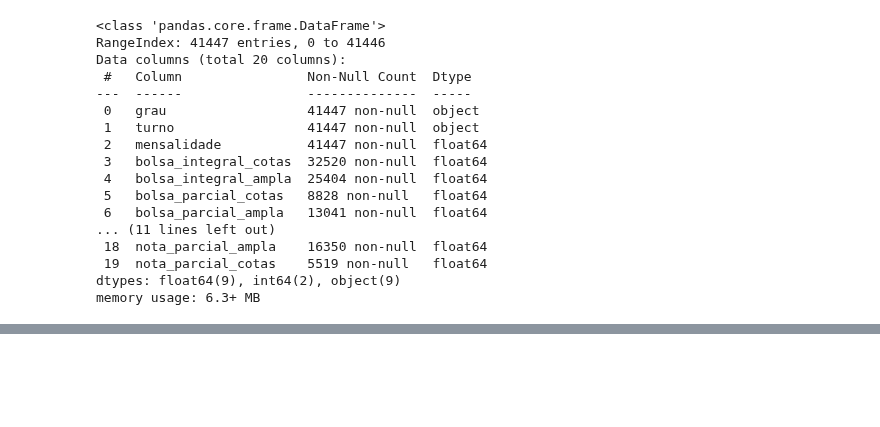
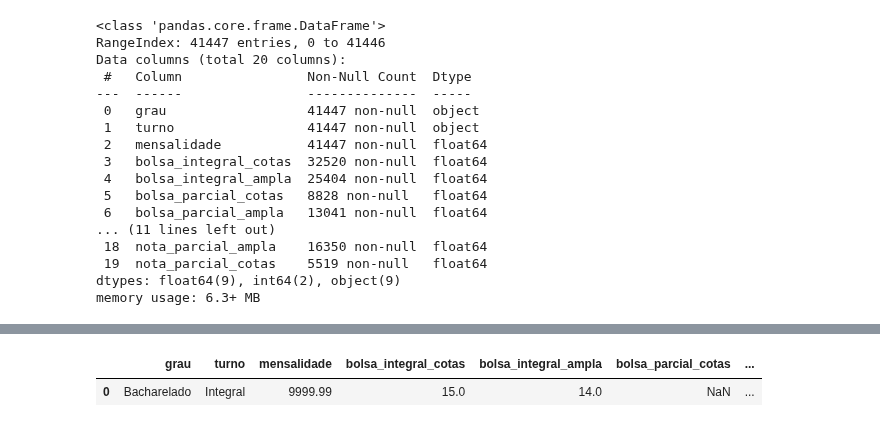
Before and after one commit to V1L3La/Learning-An-lise-de-Dados-em-Python, a Jupyter notebook: Cursos_prouni_Análise_de_Dados_em_Python_Aula_01.ipynb, the cells around one changed output, grey strips where cells are left out. Drawn from its saved outputs; the diff is of its cells as text; code cells hidden in the pictures; blank space fills up the shorter version.

```diff
--- a/Cursos_prouni_Análise_de_Dados_em_Python_Aula_01.ipynb
+++ b/Cursos_prouni_Análise_de_Dados_em_Python_Aula_01.ipynb
@@ -79,0 +108,6 @@ memory usage: 6.3+ MB
+# %%
+#Valor mais alto em numa linha no dataframe
+df[df['mensalidade'] == df['mensalidade'].max()]
+# %% [output]
+|  | grau | turno | mensalidade | bolsa_integral_cotas | bolsa_integral_ampla | bolsa_parcial_cotas | ... |
+| 0 | Bacharelado | Integral | 9999.99 | 15.0 | 14.0 | NaN | ... |
```
Also changed, not shown: parts of 11 cells of this notebook.
